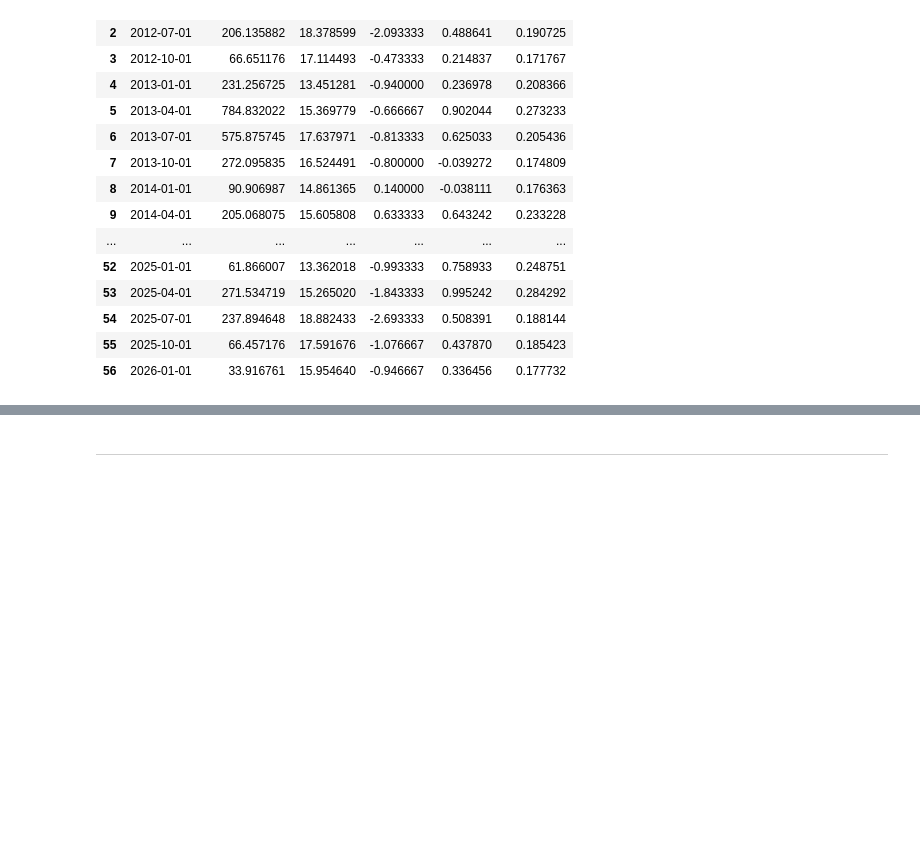
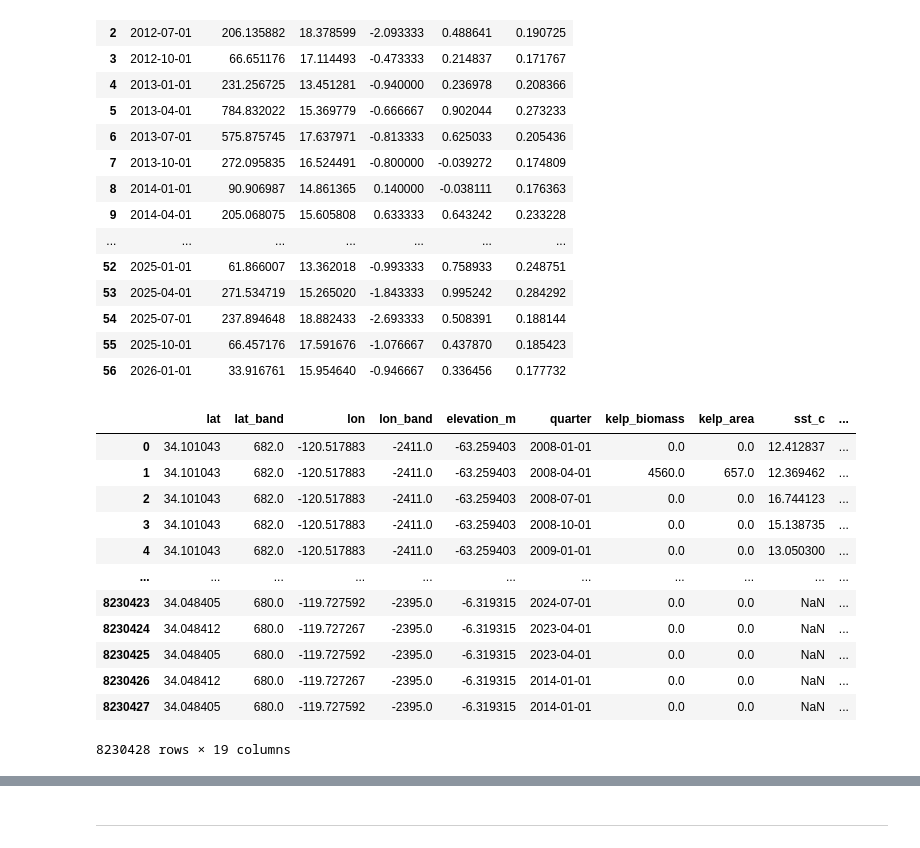
Before and after one commit to EmmaBucket/398_ocean, a Jupyter notebook: Analysis/kelp_model.ipynb, the cells around one changed output, grey strips where cells are left out. Drawn from its saved outputs; the diff is of its cells as text; code cells hidden in the pictures; blank space fills up the shorter version.

```diff
--- a/Analysis/kelp_model.ipynb
+++ b/Analysis/kelp_model.ipynb
@@ -34,6 +34,8 @@ con.sql("SHOW TABLES").df()
 # %%
 long_model =  con.execute("SELECT * FROM 'model_long'").df()
 light_model =  con.execute("SELECT * FROM 'light_model'").df()
+kelp_waves_depth = con.execute("SELECT * FROM 'kelp_waves_depth'").df()
+kelp_hinges= con.execute("SELECT * FROM 'kelp_hinges'").df()
 # %%
 long_model
 # %% [output]
@@ -70,3 +72,19 @@ light_model
 | 54 | 2025-07-01 | 237.894648 | 18.882433 | -2.693333 | 0.508391 | 0.188144 |
 | 55 | 2025-10-01 | 66.457176 | 17.591676 | -1.076667 | 0.437870 | 0.185423 |
 | 56 | 2026-01-01 | 33.916761 | 15.954640 | -0.946667 | 0.336456 | 0.177732 |
+# %%
+kelp_waves_depth
+# %% [output]
+|  | lat | lat_band | lon | lon_band | elevation_m | quarter | kelp_biomass | kelp_area | sst_c | ... |
+| 0 | 34.101043 | 682.0 | -120.517883 | -2411.0 | -63.259403 | 2008-01-01 | 0.0 | 0.0 | 12.412837 | ... |
+| 1 | 34.101043 | 682.0 | -120.517883 | -2411.0 | -63.259403 | 2008-04-01 | 4560.0 | 657.0 | 12.369462 | ... |
+| 2 | 34.101043 | 682.0 | -120.517883 | -2411.0 | -63.259403 | 2008-07-01 | 0.0 | 0.0 | 16.744123 | ... |
+| 3 | 34.101043 | 682.0 | -120.517883 | -2411.0 | -63.259403 | 2008-10-01 | 0.0 | 0.0 | 15.138735 | ... |
+| 4 | 34.101043 | 682.0 | -120.517883 | -2411.0 | -63.259403 | 2009-01-01 | 0.0 | 0.0 | 13.050300 | ... |
+| ... | ... | ... | ... | ... | ... | ... | ... | ... | ... | ... |
+| 8230423 | 34.048405 | 680.0 | -119.727592 | -2395.0 | -6.319315 | 2024-07-01 | 0.0 | 0.0 | NaN | ... |
+| 8230424 | 34.048412 | 680.0 | -119.727267 | -2395.0 | -6.319315 | 2023-04-01 | 0.0 | 0.0 | NaN | ... |
+| 8230425 | 34.048405 | 680.0 | -119.727592 | -2395.0 | -6.319315 | 2023-04-01 | 0.0 | 0.0 | NaN | ... |
+| 8230426 | 34.048412 | 680.0 | -119.727267 | -2395.0 | -6.319315 | 2014-01-01 | 0.0 | 0.0 | NaN | ... |
+| 8230427 | 34.048405 | 680.0 | -119.727592 | -2395.0 | -6.319315 | 2014-01-01 | 0.0 | 0.0 | NaN | ... |
+8230428 rows × 19 columns
```
Also changed, not shown: parts of 46 cells of this notebook.
